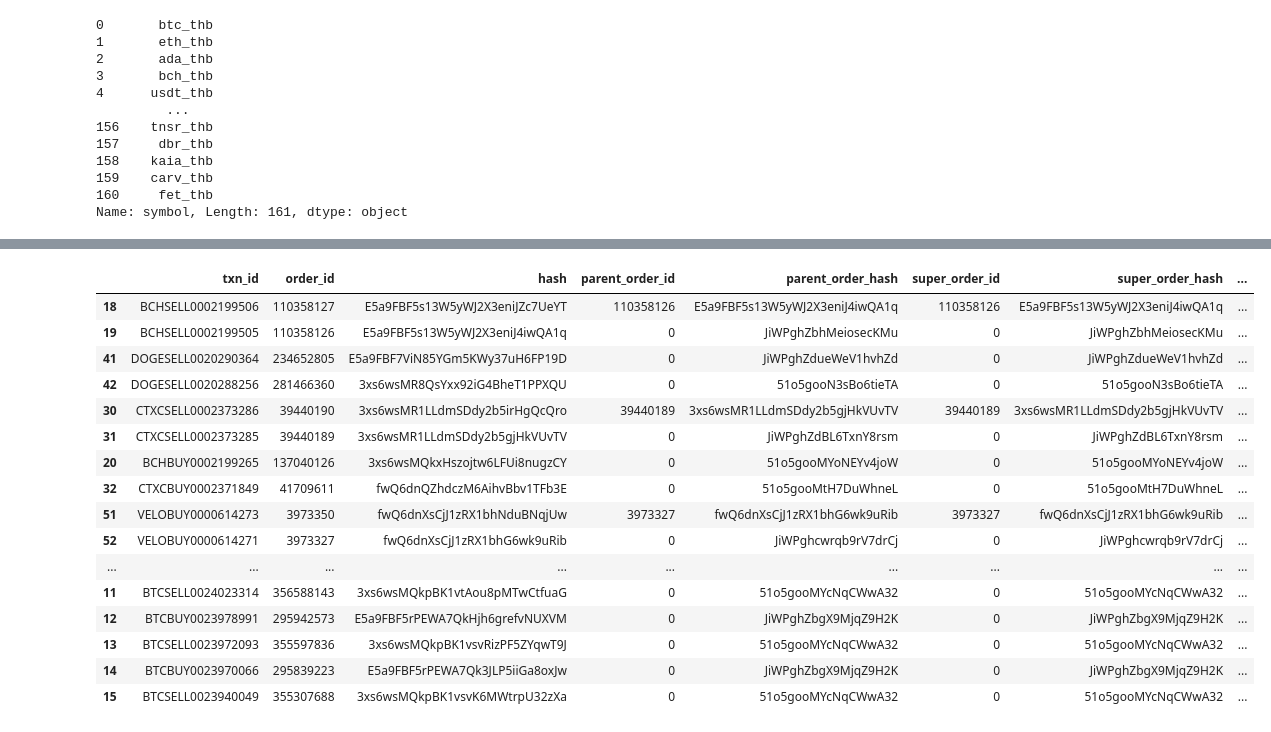
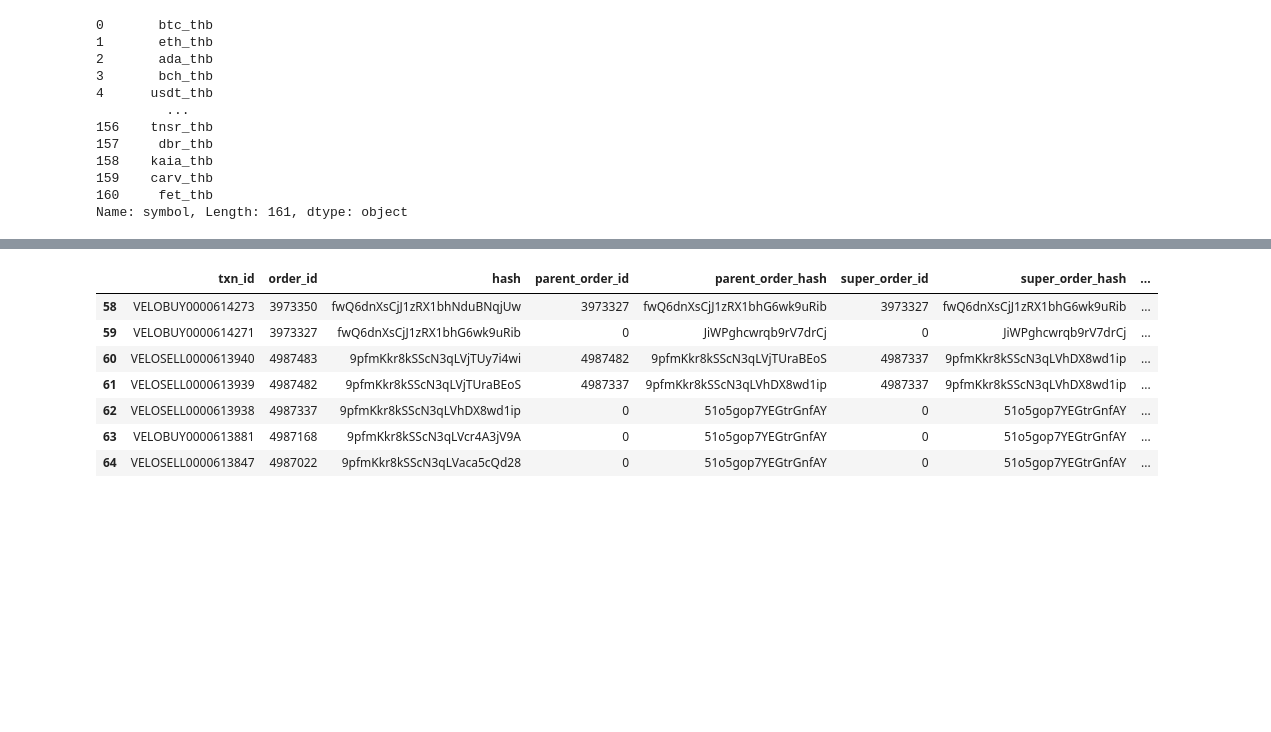
Before and after one commit to pau31975/im-bored, a Jupyter notebook: bitkub-api.ipynb, the cells around one changed output, grey strips where cells are left out. Cells and saved outputs as stored; diff of their text form; code cells hidden in the pictures; blank space fills up the shorter version.

```diff
--- a/bitkub-api.ipynb
+++ b/bitkub-api.ipynb
@@ -16,3 +16,28 @@ def gen_query_param(url, query_param):
     req = requests.PreparedRequest()
     req.prepare_url(url, query_param)
     return req.url.replace(url,"")
+
+def gen_ts():
+
+    host = 'https://api.bitkub.com'
+    path = '/api/v3/servertime'
+
+    ts = str(round(time.time() * 1000))
+    param = {
+    }
+    query_param = gen_query_param(host+path, param)
+
+    payload = []
+    payload.append(ts)
+    payload.append('GET')
+    payload.append(path)
+    payload.append(query_param)
+
+    headers = {
+        'Accept': 'application/json',
+        'Content-Type': 'application/json',
+        'X-BTK-TIMESTAMP': ts,
+    }
+
+    response_ts = requests.request('GET', f'{host}{path}{query_param}', headers=headers, data={}, verify=True)
+    return response_ts
@@ -30,12 +51,15 @@ def call_my_order_history_each_coin(sym):
     api_key = os.environ['BITKUB_API_KEY']
     api_secret = os.environ['BITKUB_API_SECRET']
 
-    ts = str(round(time.time() * 1000))
+    # ts = str(round(time.time() * 1000))
+    ts = str(gen_ts().json())
+
     param = {
         'sym':sym, # symbol in quote_base format: e.g. btc_thb
         'start': str(round(int(datetime.strptime("13-11-2024", "%d-%m-%Y").timestamp()) * 1000)),
         'lmt': 1000
     }
+
     query_param = gen_query_param(host+path, param)
 
     payload = []
@@ -158,22 +182,13 @@ df_my_order_history_all.head()
 | 4 | BTCBUY0024034030 | 296826830 | E5a9FBF5rPEWA7RqXB4gowQnQLXs2B | 296825870 | E5a9FBF5rPEWA7RqXB3wza19EdZs9M | 296825807 | E5a9FBF5rPEWA7RqXB3wzJgGKVKtmR | ... |
 # %%
 df_my_order_history_all = df_my_order_history_all.sort_values(by=['ts'], ascending=False)
-df_my_order_history_all
+df_my_order_history_all[df_my_order_history_all['ticker'] == 'VELO']
 # %% [output]
 |  | txn_id | order_id | hash | parent_order_id | parent_order_hash | super_order_id | super_order_hash | ... |
-| 18 | BCHSELL0002199506 | 110358127 | E5a9FBF5s13W5yWJ2X3eniJZc7UeYT | 110358126 | E5a9FBF5s13W5yWJ2X3eniJ4iwQA1q | 110358126 | E5a9FBF5s13W5yWJ2X3eniJ4iwQA1q | ... |
-| 19 | BCHSELL0002199505 | 110358126 | E5a9FBF5s13W5yWJ2X3eniJ4iwQA1q | 0 | JiWPghZbhMeiosecKMu | 0 | JiWPghZbhMeiosecKMu | ... |
-| 41 | DOGESELL0020290364 | 234652805 | E5a9FBF7ViN85YGm5KWy37uH6FP19D | 0 | JiWPghZdueWeV1hvhZd | 0 | JiWPghZdueWeV1hvhZd | ... |
-| 42 | DOGESELL0020288256 | 281466360 | 3xs6wsMR8QsYxx92iG4BheT1PPXQU | 0 | 51o5gooN3sBo6tieTA | 0 | 51o5gooN3sBo6tieTA | ... |
-| 30 | CTXCSELL0002373286 | 39440190 | 3xs6wsMR1LLdmSDdy2b5irHgQcQro | 39440189 | 3xs6wsMR1LLdmSDdy2b5gjHkVUvTV | 39440189 | 3xs6wsMR1LLdmSDdy2b5gjHkVUvTV | ... |
-| 31 | CTXCSELL0002373285 | 39440189 | 3xs6wsMR1LLdmSDdy2b5gjHkVUvTV | 0 | JiWPghZdBL6TxnY8rsm | 0 | JiWPghZdBL6TxnY8rsm | ... |
-| 20 | BCHBUY0002199265 | 137040126 | 3xs6wsMQkxHszojtw6LFUi8nugzCY | 0 | 51o5gooMYoNEYv4joW | 0 | 51o5gooMYoNEYv4joW | ... |
-| 32 | CTXCBUY0002371849 | 41709611 | fwQ6dnQZhdczM6AihvBbv1TFb3E | 0 | 51o5gooMtH7DuWhneL | 0 | 51o5gooMtH7DuWhneL | ... |
-| 51 | VELOBUY0000614273 | 3973350 | fwQ6dnXsCjJ1zRX1bhNduBNqjUw | 3973327 | fwQ6dnXsCjJ1zRX1bhG6wk9uRib | 3973327 | fwQ6dnXsCjJ1zRX1bhG6wk9uRib | ... |
-| 52 | VELOBUY0000614271 | 3973327 | fwQ6dnXsCjJ1zRX1bhG6wk9uRib | 0 | JiWPghcwrqb9rV7drCj | 0 | JiWPghcwrqb9rV7drCj | ... |
-| ... | ... | ... | ... | ... | ... | ... | ... | ... |
-| 11 | BTCSELL0024023314 | 356588143 | 3xs6wsMQkpBK1vtAou8pMTwCtfuaG | 0 | 51o5gooMYcNqCWwA32 | 0 | 51o5gooMYcNqCWwA32 | ... |
-| 12 | BTCBUY0023978991 | 295942573 | E5a9FBF5rPEWA7QkHjh6grefvNUXVM | 0 | JiWPghZbgX9MjqZ9H2K | 0 | JiWPghZbgX9MjqZ9H2K | ... |
-| 13 | BTCSELL0023972093 | 355597836 | 3xs6wsMQkpBK1vsvRizPF5ZYqwT9J | 0 | 51o5gooMYcNqCWwA32 | 0 | 51o5gooMYcNqCWwA32 | ... |
-| 14 | BTCBUY0023970066 | 295839223 | E5a9FBF5rPEWA7Qk3JLP5iiGa8oxJw | 0 | JiWPghZbgX9MjqZ9H2K | 0 | JiWPghZbgX9MjqZ9H2K | ... |
-| 15 | BTCSELL0023940049 | 355307688 | 3xs6wsMQkpBK1vsvK6MWtrpU32zXa | 0 | 51o5gooMYcNqCWwA32 | 0 | 51o5gooMYcNqCWwA32 | ... |
+| 58 | VELOBUY0000614273 | 3973350 | fwQ6dnXsCjJ1zRX1bhNduBNqjUw | 3973327 | fwQ6dnXsCjJ1zRX1bhG6wk9uRib | 3973327 | fwQ6dnXsCjJ1zRX1bhG6wk9uRib | ... |
+| 59 | VELOBUY0000614271 | 3973327 | fwQ6dnXsCjJ1zRX1bhG6wk9uRib | 0 | JiWPghcwrqb9rV7drCj | 0 | JiWPghcwrqb9rV7drCj | ... |
+| 60 | VELOSELL0000613940 | 4987483 | 9pfmKkr8kSScN3qLVjTUy7i4wi | 4987482 | 9pfmKkr8kSScN3qLVjTUraBEoS | 4987337 | 9pfmKkr8kSScN3qLVhDX8wd1ip | ... |
+| 61 | VELOSELL0000613939 | 4987482 | 9pfmKkr8kSScN3qLVjTUraBEoS | 4987337 | 9pfmKkr8kSScN3qLVhDX8wd1ip | 4987337 | 9pfmKkr8kSScN3qLVhDX8wd1ip | ... |
+| 62 | VELOSELL0000613938 | 4987337 | 9pfmKkr8kSScN3qLVhDX8wd1ip | 0 | 51o5gop7YEGtrGnfAY | 0 | 51o5gop7YEGtrGnfAY | ... |
+| 63 | VELOBUY0000613881 | 4987168 | 9pfmKkr8kSScN3qLVcr4A3jV9A | 0 | 51o5gop7YEGtrGnfAY | 0 | 51o5gop7YEGtrGnfAY | ... |
+| 64 | VELOSELL0000613847 | 4987022 | 9pfmKkr8kSScN3qLVaca5cQd28 | 0 | 51o5gop7YEGtrGnfAY | 0 | 51o5gop7YEGtrGnfAY | ... |
```
Also changed, not shown: parts of 2 cells of this notebook.
